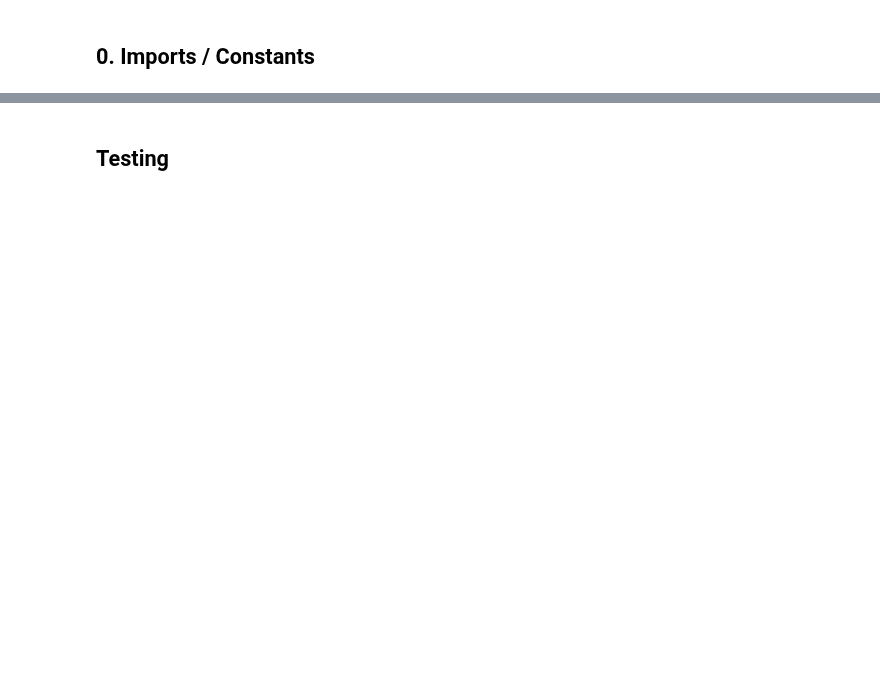
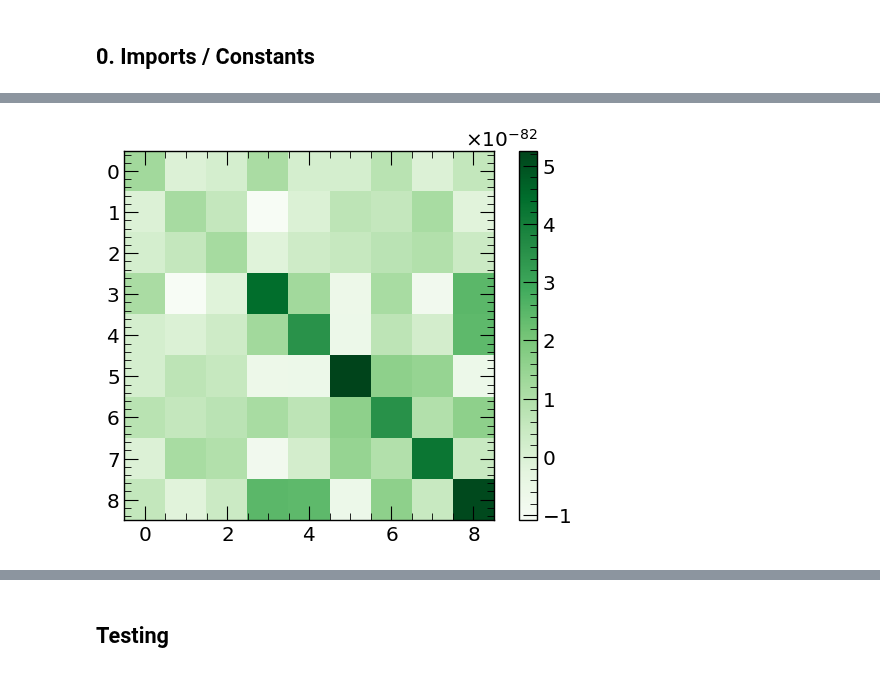
Before and after one commit to sungbinoh/cafpyana, a Jupyter notebook: analysis_village/numuincl/detsys.ipynb, the cells around one changed output, grey strips where cells are left out. Saved outputs shown, nothing was run; the diff lists cells and outputs as text; code cells hidden in the pictures; blank space fills up the shorter version.

```diff
--- a/analysis_village/numuincl/detsys.ipynb
+++ b/analysis_village/numuincl/detsys.ipynb
@@ -406,0 +1484,6 @@ ValueError: setting an array element with a sequence. The requested array has an
+# %%
+plt.imshow(_csystematics.systematics['total']['xsec_cov'])
+plt.colorbar()
+plt.show()
+# %% [output]
+[figure, added]
```
Also changed, not shown: parts of 111 cells of this notebook, 32 other files.
